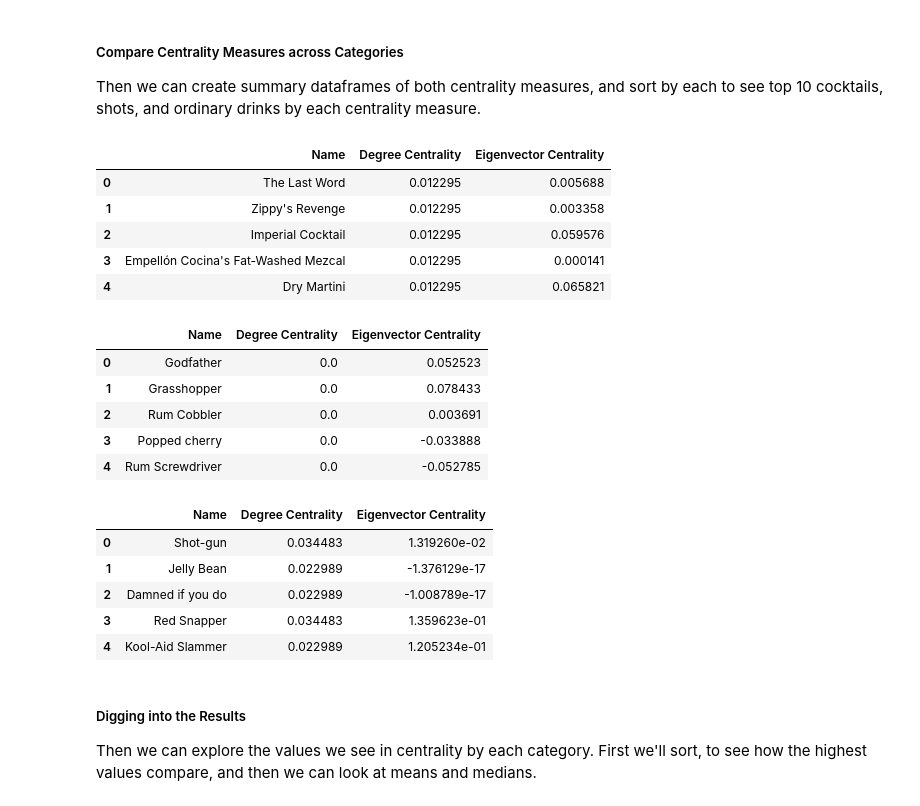
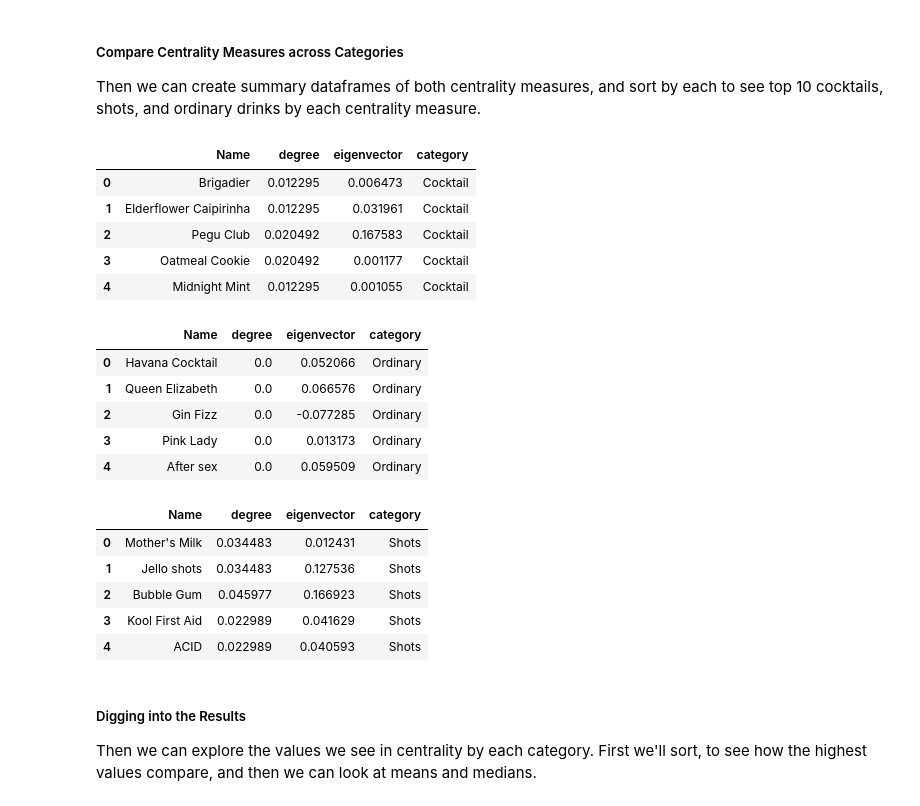
Before and after one commit to ebhtra/gory-graph, a Jupyter notebook: Project 1.ipynb, the cells around one changed output. Cells and saved outputs as stored; diff of their text form; code cells hidden in the pictures.

```diff
--- a/Project 1.ipynb
+++ b/Project 1.ipynb
@@ -81,12 +81,12 @@ drinkDF
 Save/load the df so as not to have to make 26 API calls every time notebook opens
 # %%
 #drinkDF.to_csv('drinkDF.csv')
-drinkDF = pd.read_csv('drinkDF.csv', index_col=0)
+#drinkDF = pd.read_csv('drinkDF.csv', index_col=0)
 # %% [markdown]
 One more step needed on the load, since pandas converts lists to string literals on csv storage
 # %%
-import ast
-drinkDF['ingredients'] = drinkDF.ingredients.apply(ast.literal_eval)
+#import ast
+#drinkDF['ingredients'] = drinkDF.ingredients.apply(ast.literal_eval)
 # %% [markdown]
 ##### Make a bipartite graph, with cocktails as one type and ingredients as the other.
 
@@ -217,39 +217,42 @@ Then we can create summary dataframes of both centrality measures, and sort by e
 # %%
 summary_cocktails = pd.merge(cocktail_degree, cocktail_eig, how = "inner", on = "index")
 summary_cocktails = summary_cocktails.rename(columns =
-        {"index":"Name","0_x":"Degree Centrality","0_y":"Eigenvector Centrality"})
+        {"index":"Name","0_x":"degree","0_y":"eigenvector"})
+summary_cocktails['category'] = 'Cocktail'
 summary_cocktails.head()
 # %% [output]
-|  | Name | Degree Centrality | Eigenvector Centrality |
-| 0 | The Last Word | 0.012295 | 0.005688 |
-| 1 | Zippy's Revenge | 0.012295 | 0.003358 |
-| 2 | Imperial Cocktail | 0.012295 | 0.059576 |
-| 3 | Empellón Cocina's Fat-Washed Mezcal | 0.012295 | 0.000141 |
-| 4 | Dry Martini | 0.012295 | 0.065821 |
+|  | Name | degree | eigenvector | category |
+| 0 | Brigadier | 0.012295 | 0.006473 | Cocktail |
+| 1 | Elderflower Caipirinha | 0.012295 | 0.031961 | Cocktail |
+| 2 | Pegu Club | 0.020492 | 0.167583 | Cocktail |
+| 3 | Oatmeal Cookie | 0.020492 | 0.001177 | Cocktail |
+| 4 | Midnight Mint | 0.012295 | 0.001055 | Cocktail |
 # %%
 summary_ordinary = pd.merge(ordinary_degree, ordinary_eig, how = "inner", on = "index")
 summary_ordinary = summary_ordinary.rename(columns =
-        {"index":"Name","0_x":"Degree Centrality","0_y":"Eigenvector Centrality"})
+        {"index":"Name","0_x":"degree","0_y":"eigenvector"})
+summary_ordinary['category'] = 'Ordinary'
 summary_ordinary.head()
 # %% [output]
-|  | Name | Degree Centrality | Eigenvector Centrality |
-| 0 | Godfather | 0.0 | 0.052523 |
-| 1 | Grasshopper | 0.0 | 0.078433 |
-| 2 | Rum Cobbler | 0.0 | 0.003691 |
-| 3 | Popped cherry | 0.0 | -0.033888 |
-| 4 | Rum Screwdriver | 0.0 | -0.052785 |
+|  | Name | degree | eigenvector | category |
+| 0 | Havana Cocktail | 0.0 | 0.052066 | Ordinary |
+| 1 | Queen Elizabeth | 0.0 | 0.066576 | Ordinary |
+| 2 | Gin Fizz | 0.0 | -0.077285 | Ordinary |
+| 3 | Pink Lady | 0.0 | 0.013173 | Ordinary |
+| 4 | After sex | 0.0 | 0.059509 | Ordinary |
 # %%
 summary_shots = pd.merge(shots_degree, shots_eig, how = "inner", on = "index")
 summary_shots = summary_shots.rename(columns =
-        {"index":"Name","0_x":"Degree Centrality","0_y":"Eigenvector Centrality"})
+        {"index":"Name","0_x":"degree","0_y":"eigenvector"})
+summary_shots['category'] = 'Shots'
 summary_shots.head()
 # %% [output]
-|  | Name | Degree Centrality | Eigenvector Centrality |
-| 0 | Shot-gun | 0.034483 | 1.319260e-02 |
-| 1 | Jelly Bean | 0.022989 | -1.376129e-17 |
-| 2 | Damned if you do | 0.022989 | -1.008789e-17 |
-| 3 | Red Snapper | 0.034483 | 1.359623e-01 |
-| 4 | Kool-Aid Slammer | 0.022989 | 1.205234e-01 |
+|  | Name | degree | eigenvector | category |
+| 0 | Mother's Milk | 0.034483 | 0.012431 | Shots |
+| 1 | Jello shots | 0.034483 | 0.127536 | Shots |
+| 2 | Bubble Gum | 0.045977 | 0.166923 | Shots |
+| 3 | Kool First Aid | 0.022989 | 0.041629 | Shots |
+| 4 | ACID | 0.022989 | 0.040593 | Shots |
 # %% [markdown]
 ##### Digging into the Results
 
```
Also changed, not shown: parts of 24 cells of this notebook.
